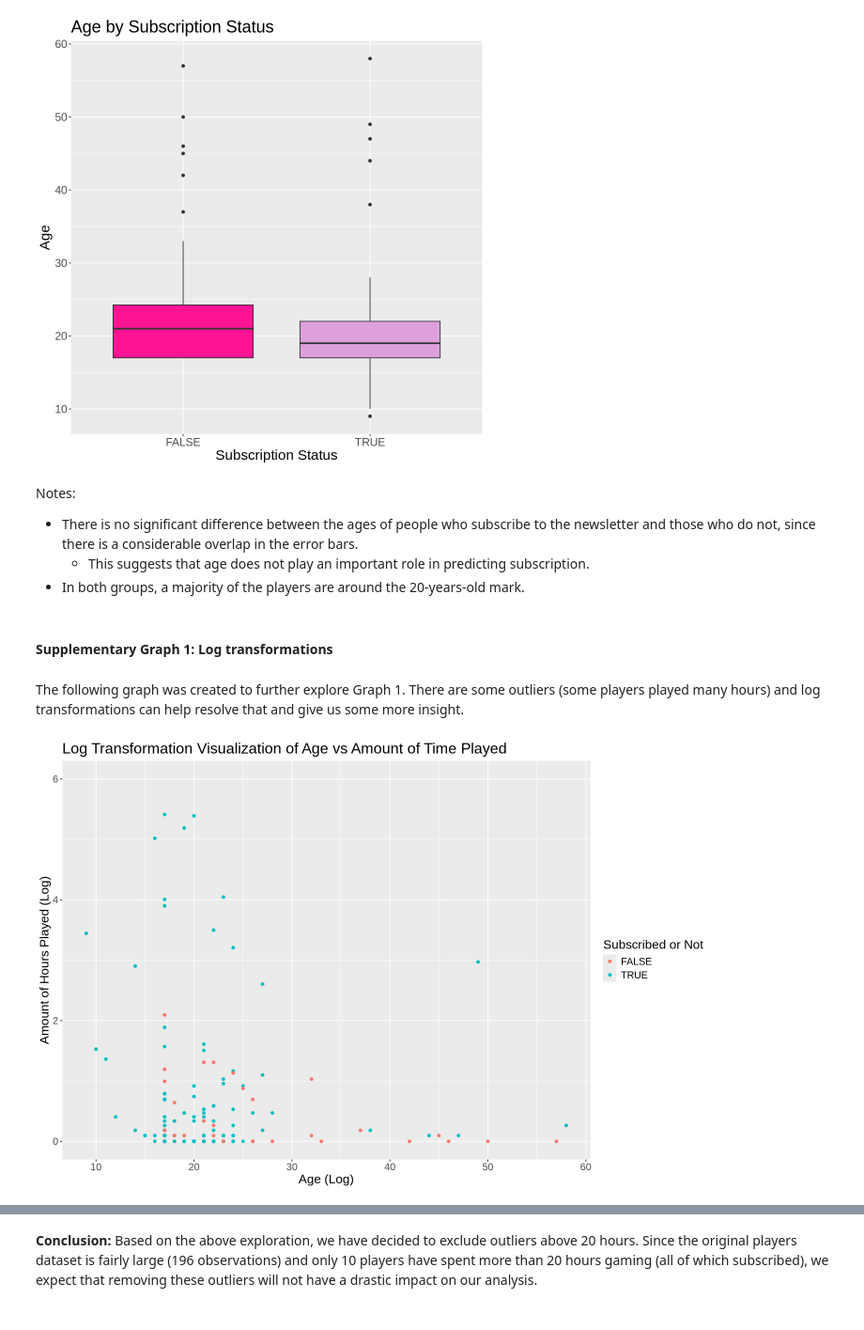
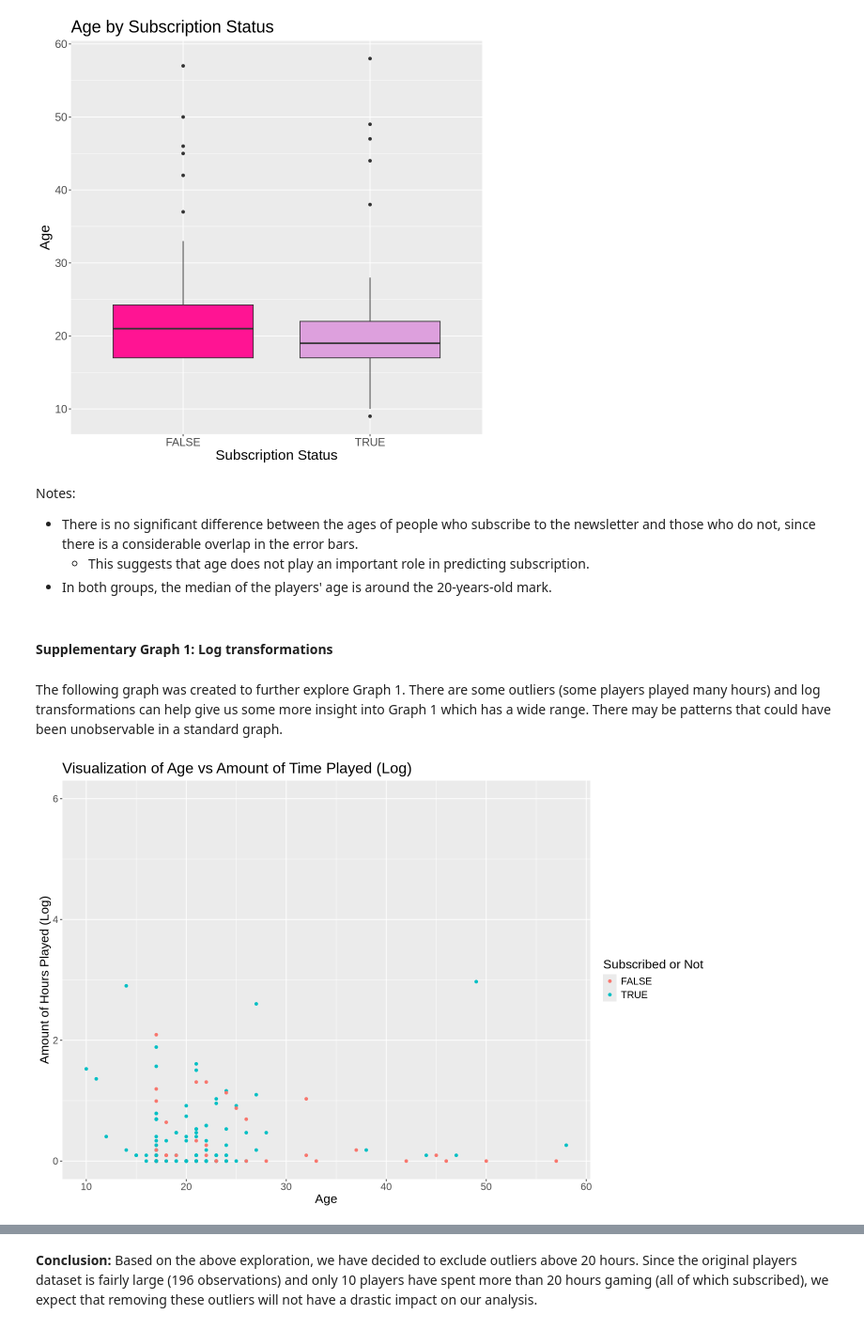
Before and after one commit to ilin27/dsci-100-group-project, a Jupyter notebook: final_project_report_group_7.ipynb, the cells around one changed output, grey strips where cells are left out. Shown at 94% size. Drawn from its saved outputs; the diff is of its cells as text; code cells hidden in the pictures.

```diff
--- a/final_project_report_group_7.ipynb
+++ b/final_project_report_group_7.ipynb
@@ -235,30 +247,28 @@ box_plot_age_sub
 Notes:
 - There is no significant difference between the ages of people who subscribe to the newsletter and those who do not, since there is a considerable overlap in the error bars.
     - This suggests that age does not play an important role in predicting subscription.
-- In both groups, a majority of the players are around the 20-years-old mark.
+- In both groups, the median of the players' age is around the 20-years-old mark.
 # %% [markdown]
 #### **Supplementary Graph 1: Log transformations**
 # %% [markdown]
-The following graph was created to further explore Graph 1. There are some outliers (some players played many hours) and log transformations can help resolve that and give us some more insight.
+The following graph was created to further explore Graph 1. There are some outliers (some players played many hours) and log transformations can help give us some more insight into Graph 1 which has a wide range. There may be patterns that could have been unobservable in a standard graph.
 # %%
-# log transformations
-
 log_clean_players <- clean_players |>
     mutate(log_played_hours = log(played_hours + 1))
 
 options(repr.plot.width = 12, repr.plot.height = 8)
 
 log_plot <- ggplot(log_clean_players, aes(x = Age, y = log_played_hours, color = subscribe)) +
     geom_point() +
-    ggtitle("Log Transformation Visualization of Age vs Amount of Time Played") +
-    xlab("Age (Log)") +
+    ggtitle("Visualization of Age vs Amount of Time Played (Log)") +
+    xlab("Age") +
     ylab("Amount of Hours Played (Log)") +
     labs(color = "Subscribed or Not") +
     ylim(c(-0, 6)) +
     theme(text = element_text(size = 16))
 log_plot
 # %% [output]
-[figure, old version]
+[figure, new version]
 # %% [markdown]
 Notes:
 - The majority of the players are in the 10-30 year old range subscribed (TRUE).
```
Also changed, not shown: parts of 23 cells of this notebook.
